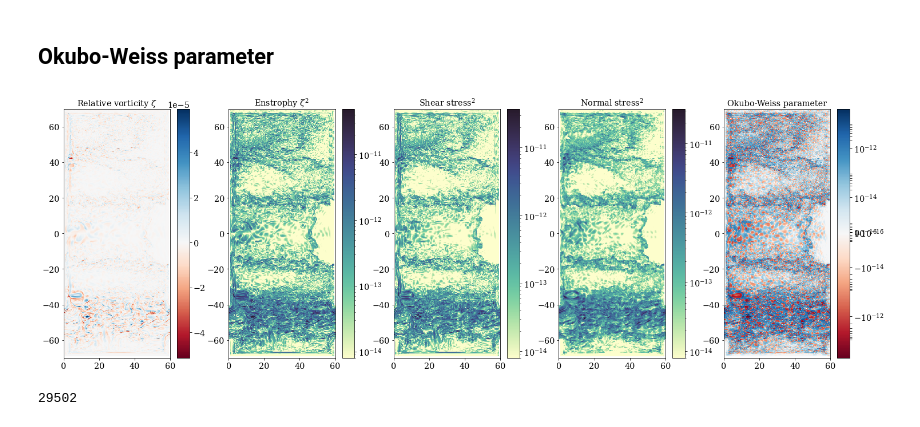
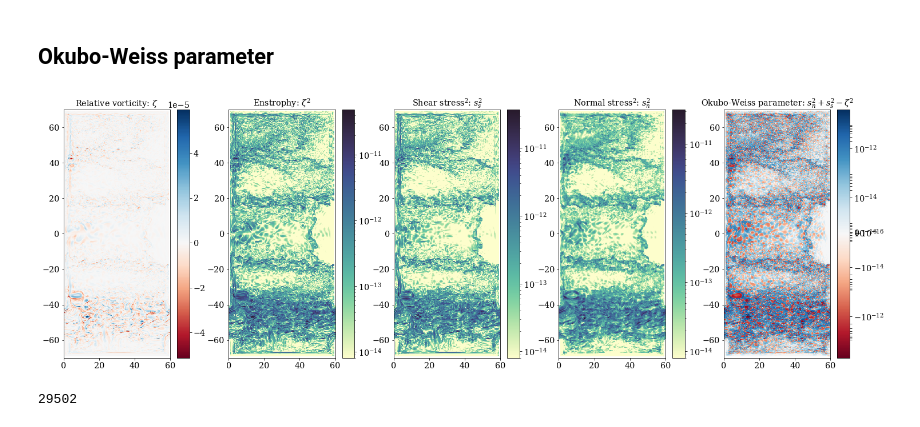
Before and after one commit to ocean-eddy-cpt/NeverWorld2, a Jupyter notebook: A002_02_August_2020_EKE.ipynb, the cells around one changed output. Cells and saved outputs as stored; diff of their text form; code cells hidden in the pictures.

```diff
--- a/A002_02_August_2020_EKE.ipynb
+++ b/A002_02_August_2020_EKE.ipynb
@@ -666,39 +661,39 @@ OB = NoSt2 + ShSt2 - RV2
 
 plt.figure(figsize=(25,8))
 plt.subplot(1,5,1)
 plt.pcolormesh(xq,yq,RV,norm=MidpointNormalize(midpoint=0.),cmap='RdBu')
 plt.gca().set_aspect('equal', adjustable='box')
-plt.title(r'Relative vorticity $\zeta$')
+plt.title(r'Relative vorticity: $\zeta$')
 plt.colorbar()
 
 plt.subplot(1,5,2)
 plt.pcolormesh(xq,yq,(RV2), norm=colors.LogNorm(vmin=8e-15, vmax=np.nanmax(RV2)), cmap=cmocean.cm.deep)
 plt.gca().set_aspect('equal', adjustable='box')
-plt.title(r'Enstrophy $\zeta^2$')
+plt.title(r'Enstrophy: $\zeta^2$')
 plt.colorbar()
 
 plt.subplot(1,5,3)
 plt.pcolormesh(xq,yq,(ShSt2), norm=colors.LogNorm(vmin=8e-15, vmax=np.nanmax(ShSt2)), cmap=cmocean.cm.deep)
 plt.gca().set_aspect('equal', adjustable='box')
-plt.title(r'Shear stress$^2$')
+plt.title(r'Shear stress$^2$: $s_s^2$')
 plt.colorbar()
 
 plt.subplot(1,5,4)
 plt.pcolormesh(xq,yq,(NoSt2), norm=colors.LogNorm(vmin=8e-15, vmax=np.nanmax(NoSt2)), cmap=cmocean.cm.deep)
 plt.gca().set_aspect('equal', adjustable='box')
-plt.title(r'Normal stress$^2$')
+plt.title(r'Normal stress$^2$: $s_n^2$')
 plt.colorbar()
 
 plt.subplot(1,5,5)
 plt.pcolormesh(xq,yq,(OB),norm=colors.SymLogNorm(linthresh=np.nanmax(OB)/100000, linscale = np.nanmax(OB)/10000, vmin=np.nanmin(OB), vmax=np.nanmax(OB), base=10),cmap='RdBu')
 # plt.pcolormesh(xq,yq,(OB),norm=MidpointNormalize(midpoint=0.),cmap='RdBu')
 plt.gca().set_aspect('equal', adjustable='box')
-plt.title('Okubo-Weiss parameter')
+plt.title('Okubo-Weiss parameter: $s_n^2 + s_s^2 - \zeta^2$')
 plt.colorbar()
 save_name = 'Okubo_Weiss.png'
 plt.savefig(save_name, dpi=200,bbox_inches='tight',pad_inches=0)
 # %% [output]
-[figure, old version]
+[figure, new version]
 # %%
 end_time = 29502-500
 while end_time < 29502:
```
Also changed, not shown: parts of 6 cells of this notebook.
